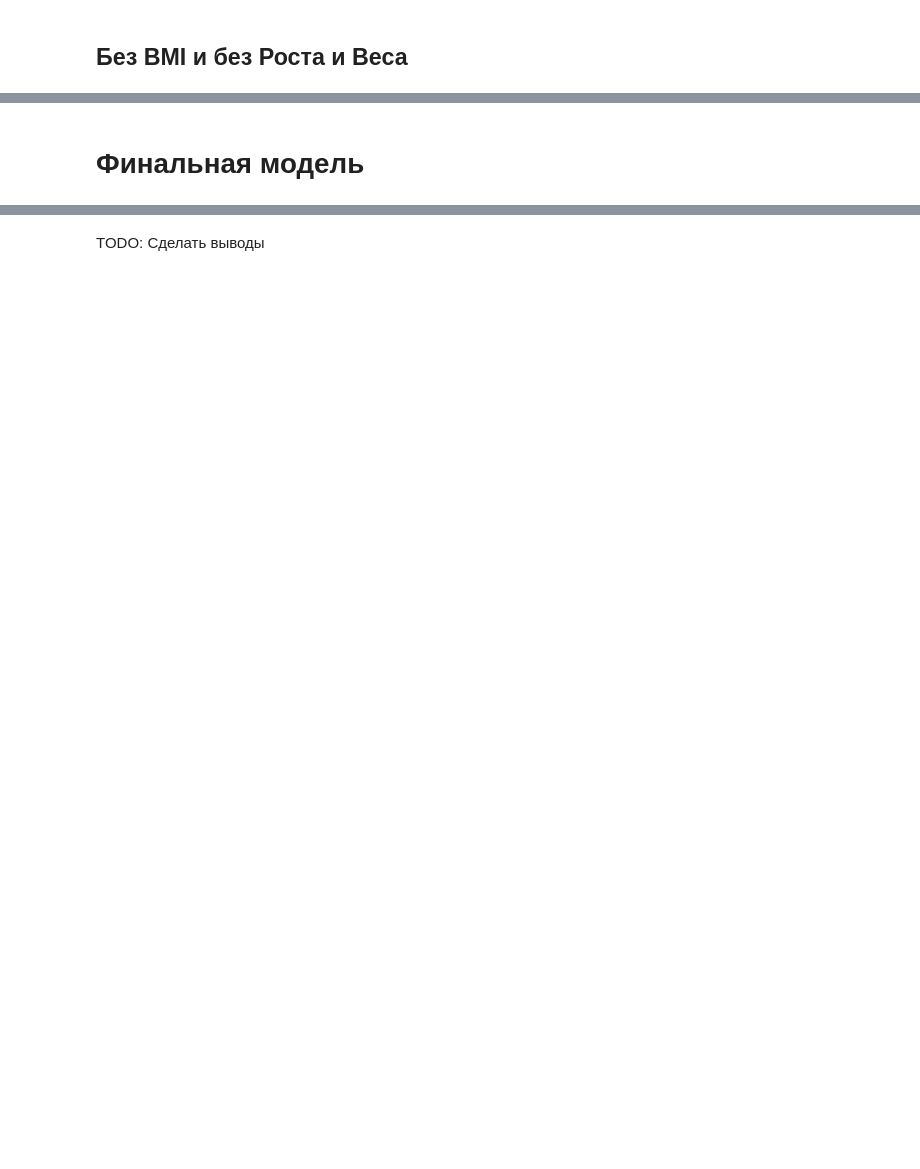
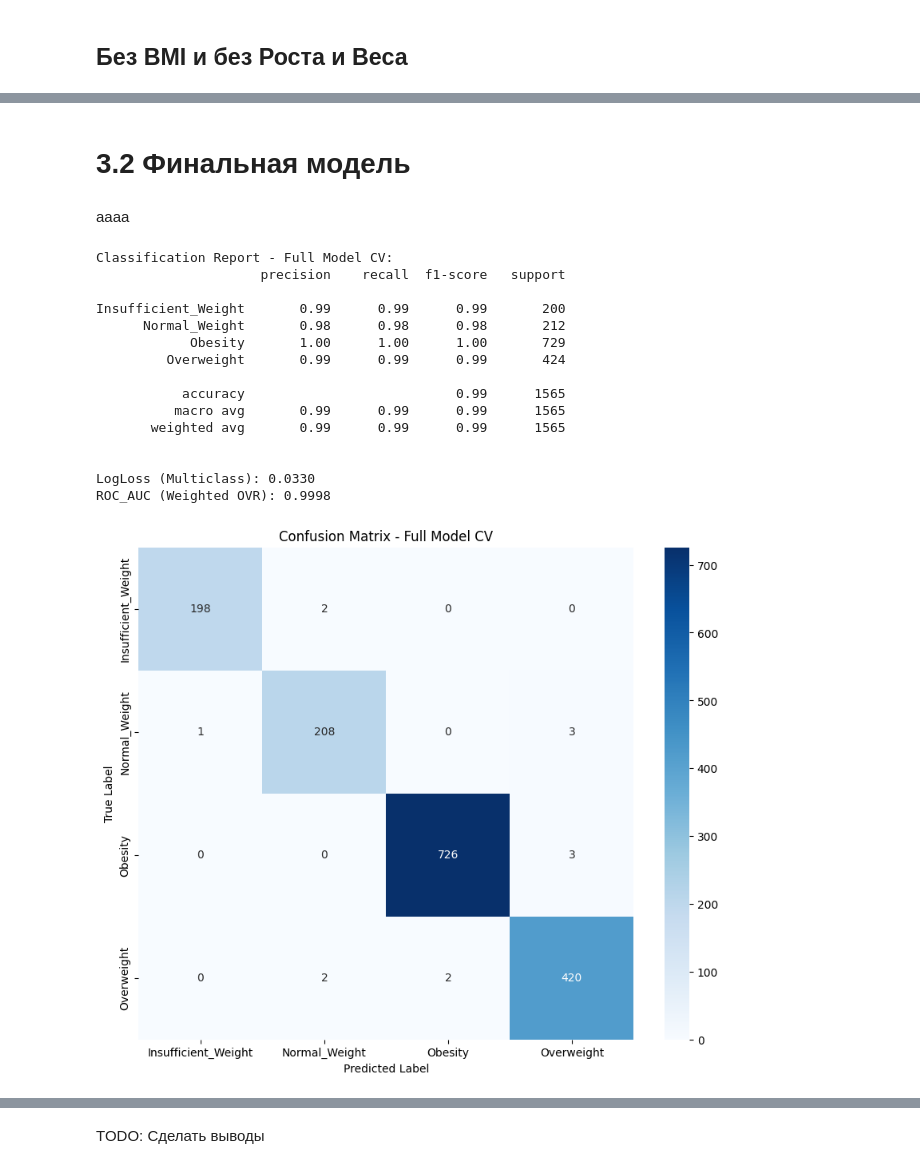
Before and after one commit to AlexTilta/Multiclass_prediction_of_obesity_risk, a Jupyter notebook: 02_ML.ipynb, the cells around one changed output, grey strips where cells are left out. Cells and saved outputs as stored; diff of their text form; code cells hidden in the pictures; blank space fills up the shorter version.

```diff
--- a/02_ML.ipynb
+++ b/02_ML.ipynb
@@ -330,7 +308,9 @@ cat_features = ['Gender', 'family_history_with_overweight', 'FCVC', 'FAVC', 'CAE
 # %%
 def make_model(pipeline, x, y, model_name, results_dict):
     stratified_kfold = StratifiedKFold(n_splits=5, shuffle=True, random_state=42)
+    class_names = [str(c) for c in sorted(y.unique())]
 
+# Предсказание классов
     start_time = time.time()
 
     y_pred_cv_full = cross_val_predict(estimator=pipeline,
@@ -339,11 +319,18 @@ def make_model(pipeline, x, y, model_name, results_dict):
                                        cv=stratified_kfold,
                                        n_jobs=-1)
 
+# Предсказание вероятностей (нужно для LogLoss и ROC_AUC)
+    y_proba_cv_full = cross_val_predict(estimator=pipeline,
+                                        X=x,
+                                        y=y,
+                                        cv=stratified_kfold,
+                                        n_jobs=-1,
+                                        method='predict_proba')
+
     end_time = time.time()
     cv_time_seconds = end_time - start_time
 
-    class_names = [str(c) for c in sorted(y.unique())]
-
+    # Метрики
     report = classification_report(y, y_pred_cv_full, target_names=class_names, output_dict=True)
 
     weighted_f1_score = report['weighted avg']['f1-score']
@@ -351,17 +338,31 @@ def make_model(pipeline, x, y, model_name, results_dict):
     weighted_precision = report['weighted avg']['precision']
     overall_accuracy = report['accuracy']
 
+    logloss_score = log_loss(y, y_proba_cv_full)
+
+    roc_auc_score_multiclass = roc_auc_score(
+        y,
+        y_proba_cv_full,
+        multi_class='ovr',
+        average='weighted'
+    )
+
+# Сохранение результатов
     results_dict[model_name] = {
           METRIC_COLUMNS["F1"]: weighted_f1_score,
+          METRIC_COLUMNS["ACCURACY"]: overall_accuracy,
+          METRIC_COLUMNS["LogLoss"]: logloss_score,
           METRIC_COLUMNS["RECALL"]: weighted_recall,
           METRIC_COLUMNS["PRECISION"]: weighted_precision,
-          METRIC_COLUMNS["ACCURACY"]: overall_accuracy,
+          METRIC_COLUMNS["ROC_AUC"]: roc_auc_score_multiclass,
           METRIC_COLUMNS["TIME"]: cv_time_seconds
       }
 
+# Выводы
     print("Classification Report - Full Model CV:")
     print(classification_report(y, y_pred_cv_full, target_names=class_names))
-
+    print(f"\nLogLoss (Multiclass): {logloss_score:.4f}")
+    print(f"ROC_AUC (Weighted OVR): {roc_auc_score_multiclass:.4f}")
     cm = confusion_matrix(y, y_pred_cv_full)
 
     plt.figure(figsize=(10, 8))
@@ -861,3 +982,24 @@ display_formatted_table(result_no_anthro)
 # %% [markdown]
-# **Финальная модель**
+# **3.2 Финальная модель**
+# %% [markdown]
+аааа
+# %%
+make_model(stacking, X_BMI_train, Y_BMI_train, MODEL_NAMES["stacking"], result_bmi)
+# %% [output]
+Classification Report - Full Model CV:
+                     precision    recall  f1-score   support
+
+Insufficient_Weight       0.99      0.99      0.99       200
+      Normal_Weight       0.98      0.98      0.98       212
+            Obesity       1.00      1.00      1.00       729
+         Overweight       0.99      0.99      0.99       424
+
+           accuracy                           0.99      1565
+          macro avg       0.99      0.99      0.99      1565
+       weighted avg       0.99      0.99      0.99      1565
+
+
+LogLoss (Multiclass): 0.0330
+ROC_AUC (Weighted OVR): 0.9998
+[figure, added]
 # %%
```
Also changed, not shown: parts of 58 cells of this notebook.
